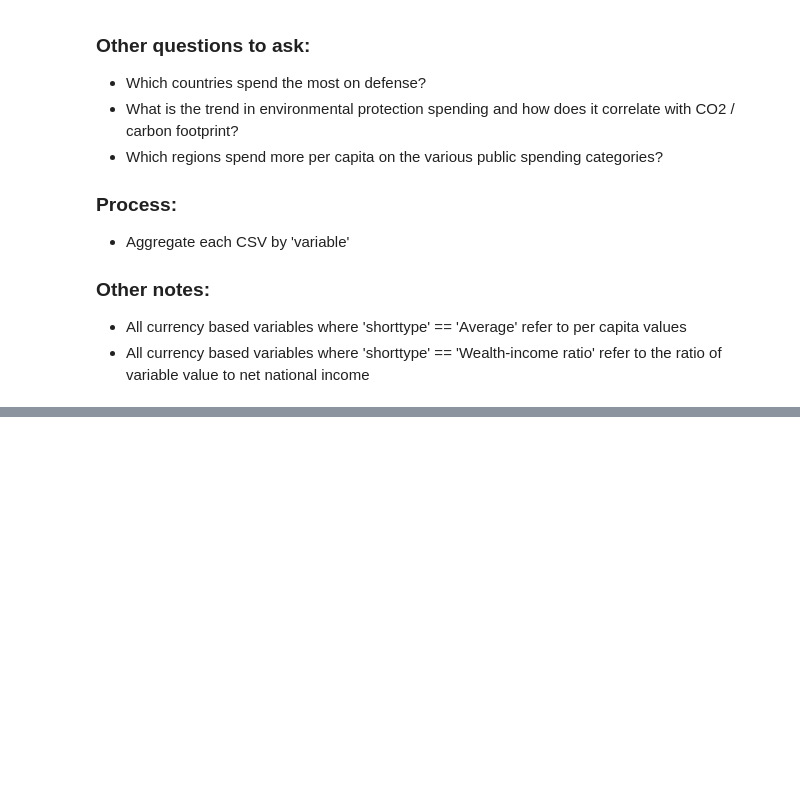
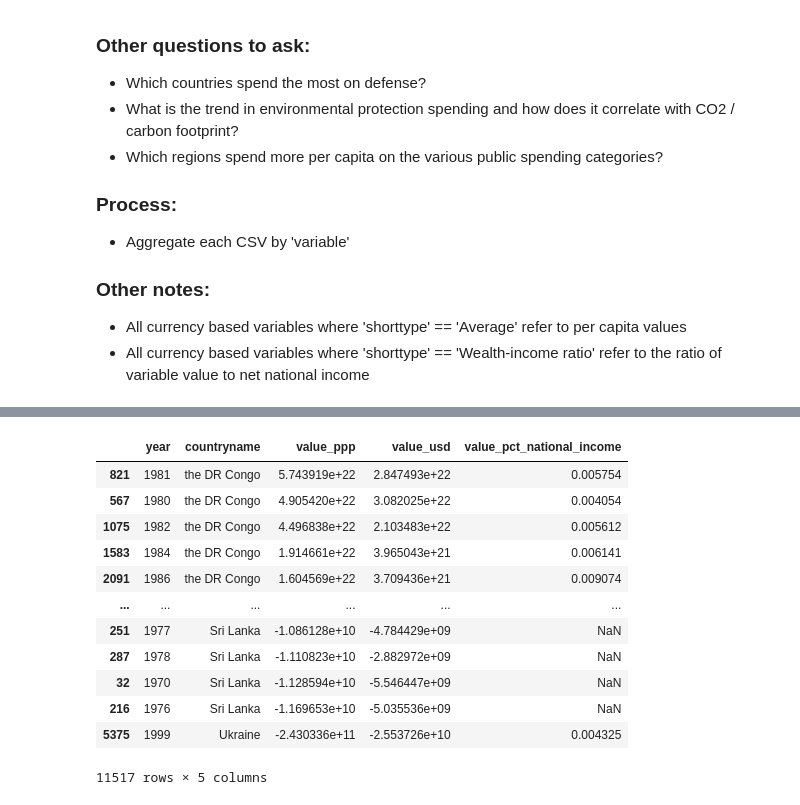
Before and after one commit to aldillon88/world-inequality-analysis, a Jupyter notebook: notebooks/main-eda.ipynb, the cells around one changed output, grey strips where cells are left out. Saved outputs shown, nothing was run; the diff lists cells and outputs as text; code cells hidden in the pictures; blank space fills up the shorter version.

```diff
--- a/notebooks/main-eda.ipynb
+++ b/notebooks/main-eda.ipynb
@@ -152,0 +68,28 @@ df[df['variable'] == 'mdefgoi999'][['shorttype', 'value', 'value_usd_per_capita'
+# %%
+defense_region = defense.groupby(['year', 'region'])[['value_ppp', 'value_usd', 'value_pct_national_income']].agg({
+    'value_ppp': 'sum',
+    'value_usd': 'sum',
+    'value_pct_national_income': 'mean'
+    }).reset_index()
+
+defense_country = defense.groupby(['year', 'countryname'])[['value_ppp', 'value_usd', 'value_pct_national_income']].agg({
+    'value_ppp': 'sum',
+    'value_usd': 'sum',
+    'value_pct_national_income': 'mean'
+    }).reset_index()
+# %%
+defense_country.sort_values(by='value_ppp', ascending=False)
+# %% [output]
+|  | year | countryname | value_ppp | value_usd | value_pct_national_income |
+| 821 | 1981 | the DR Congo | 5.743919e+22 | 2.847493e+22 | 0.005754 |
+| 567 | 1980 | the DR Congo | 4.905420e+22 | 3.082025e+22 | 0.004054 |
+| 1075 | 1982 | the DR Congo | 4.496838e+22 | 2.103483e+22 | 0.005612 |
+| 1583 | 1984 | the DR Congo | 1.914661e+22 | 3.965043e+21 | 0.006141 |
+| 2091 | 1986 | the DR Congo | 1.604569e+22 | 3.709436e+21 | 0.009074 |
+| ... | ... | ... | ... | ... | ... |
+| 251 | 1977 | Sri Lanka | -1.086128e+10 | -4.784429e+09 | NaN |
+| 287 | 1978 | Sri Lanka | -1.110823e+10 | -2.882972e+09 | NaN |
+| 32 | 1970 | Sri Lanka | -1.128594e+10 | -5.546447e+09 | NaN |
+| 216 | 1976 | Sri Lanka | -1.169653e+10 | -5.035536e+09 | NaN |
+| 5375 | 1999 | Ukraine | -2.430336e+11 | -2.553726e+10 | 0.004325 |
+11517 rows × 5 columns
```
Also changed, not shown: parts of 12 cells of this notebook, 3 other files.
